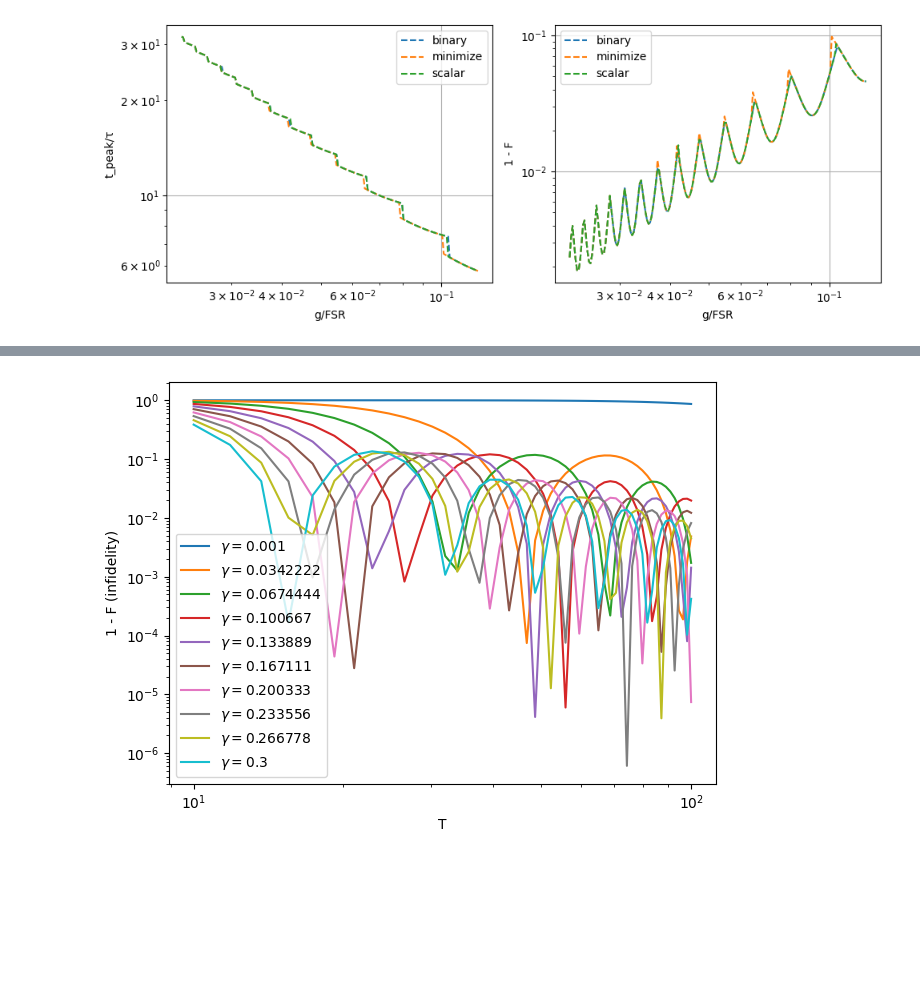
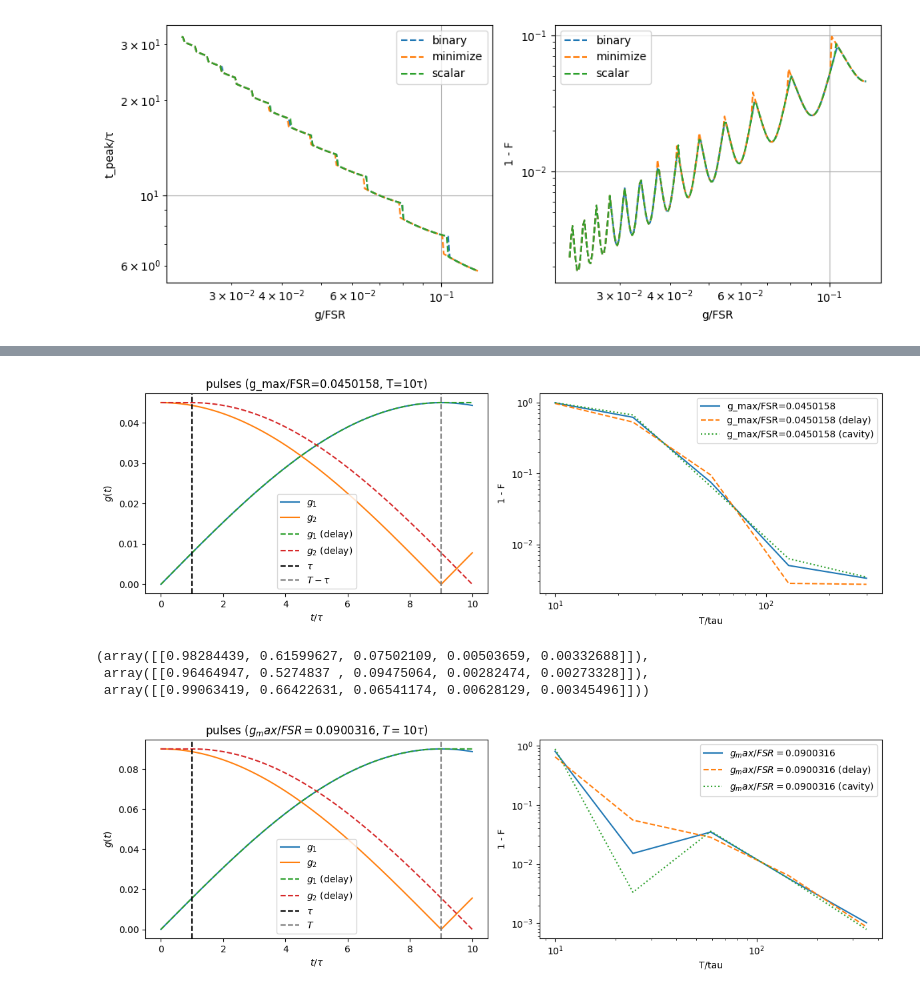
Before and after one commit to Taitoos2/non_markovian_qubit_swap, a Jupyter notebook: Idea_3.ipynb, the cells around one changed output, grey strips where cells are left out. Drawn from its saved outputs; the diff is of its cells as text; code cells hidden in the pictures; blank space fills up the shorter version.

```diff
--- a/Idea_3.ipynb
+++ b/Idea_3.ipynb
@@ -130,9 +134,21 @@ expt_007_stira_and_swap(gamma_list=gamma_list, phi=0.0, tau=1.0, dt_max=0.01)
-# %%
-from expt_sets import expt_008_stirap_T_scan
-import numpy as np
-
-gamma_list = np.linspace(0.001, 0.3, 10)
-T_list = np.linspace(10, 100, 50)
-expt_008_stirap_T_scan(gamma_list, T_list, phi=0.0, tau=1.0, dt_max=0.01)
-# %% [output]
-[figure, removed]
+# %%
+from expt_sets import expt_008_stirap_T_scan
+import numpy as np
+
+gamma_list = np.linspace(0.04, 0.16, 1)
+T_list = np.logspace(np.log10(10), np.log10(300), 5)
+expt_008_stirap_T_scan(gamma_list, T_list, phi=0.0, tau=1.0, dt_max=0.01)
+# %% [output]
+[figure, added]
+(array([[0.98284439, 0.61599627, 0.07502109, 0.00503659, 0.00332688]]),
+ array([[0.96464947, 0.5274837 , 0.09475064, 0.00282474, 0.00273328]]),
+ array([[0.99063419, 0.66422631, 0.06541174, 0.00628129, 0.00345496]]))
+# %%
+from expt_sets import expt_008_stirap_T_scan
+import numpy as np
+
+gamma_list = np.linspace(0.16, 0.3, 1)
+T_list = np.logspace(np.log10(10), np.log10(300), 5)
+expt_008_stirap_T_scan(gamma_list, T_list, phi=0.0, tau=1.0, dt_max=0.01)
+# %% [output]
+[figure, added]
```
Also changed, not shown: parts of 3 cells of this notebook, 2 other files.
